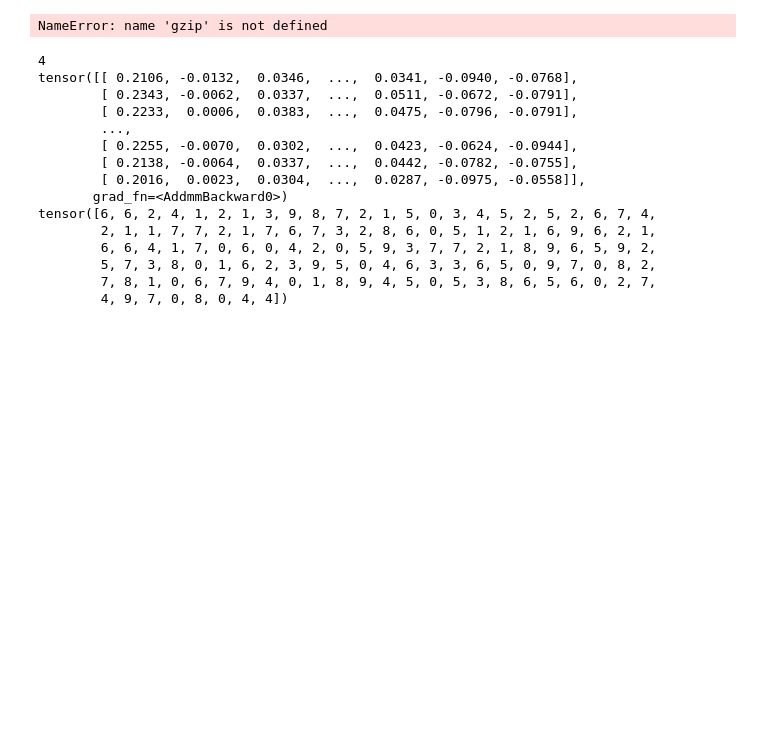
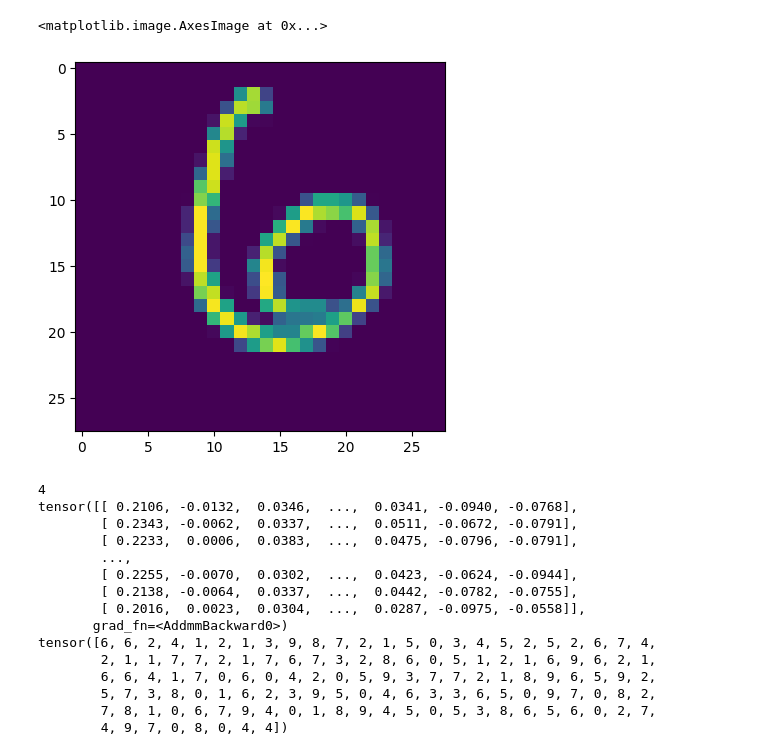
Before and after one commit to Shujakuinkuraudo/python-design, a Jupyter notebook: test.ipynb, the cells around one changed output. Drawn from its saved outputs; the diff is of its cells as text; code cells hidden in the pictures; blank space fills up the shorter version.

```diff
--- a/test.ipynb
+++ b/test.ipynb
@@ -8,14 +8,11 @@ import torchvision
 import gzip
 import cv2
 import matplotlib.pyplot as plt
-from dataset import DealDataset
-from config import CFG
+from utils import MNIST
 
-trainDataset = DealDataset('dataset/MNIST/raw', "train-images-idx3-ubyte.gz",
+trainDataset = MNIST('dataset/MNIST/raw', "train-images-idx3-ubyte.gz",
                            "train-labels-idx1-ubyte.gz", transform=transforms.ToTensor())
-testDataset = DealDataset('dataset/MNIST/raw', "t10k-images-idx3-ubyte.gz",
+testDataset = MNIST('dataset/MNIST/raw', "t10k-images-idx3-ubyte.gz",
                           "t10k-labels-idx1-ubyte.gz", transform=transforms.ToTensor())
 
 # 训练数据和测试数据的装载
-# %% [output]
-NameError: name 'gzip' is not defined
@@ -33,3 +19,11 @@ test_loader = torch.utils.data.DataLoader(
+# %%
+img,lable = testDataset[100]
+import cv2
+img = img.numpy().transpose(1, 2, 0)
+plt.imshow(img)
+# %% [output]
+<matplotlib.image.AxesImage at 0x...>
+[figure, added]
 # %%
 class MLP(torch.nn.Module):
     def __init__(self,linear:list):
```
Also changed, not shown: parts of 1 cell of this notebook, 9 other files.
